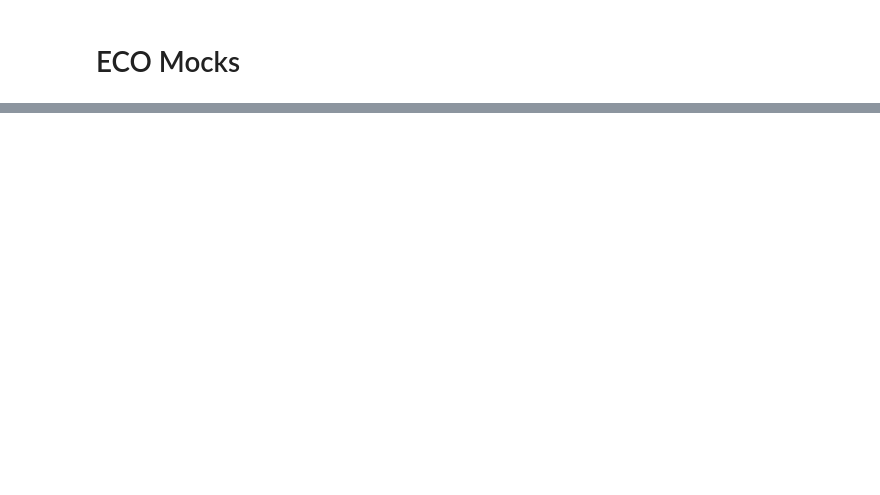
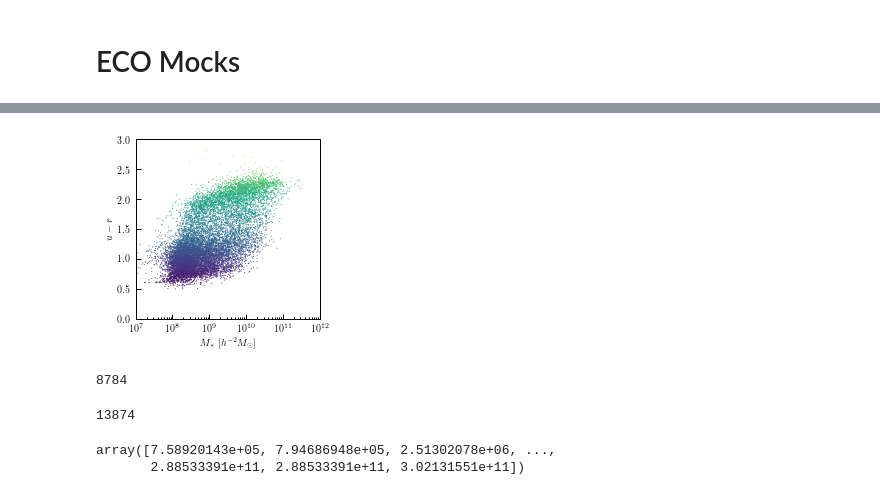
Before and after one commit to duncandc/eco_mocks, a Jupyter notebook: notebooks/eco_mocks.ipynb, the cells around one changed output, grey strips where cells are left out. Drawn from its saved outputs; the diff is of its cells as text; code cells hidden in the pictures; blank space fills up the shorter version.

```diff
--- a/notebooks/eco_mocks.ipynb
+++ b/notebooks/eco_mocks.ipynb
@@ -70,0 +94,13 @@ plt.show()
+# %%
+from eco_mocks.eco_galaxy_properties import eco_table as default_data
+
+plt.figure(figsize=(3.3,3.3))
+plt.scatter(default_data['stellar_mass'], default_data['u_minus_r'], c=default_data['u_minus_r'], s=1, lw=0)
+plt.ylabel(r'$u-r$')
+plt.ylim([0,3])
+plt.xlim([10**7.0,10**12.0])
+plt.xscale('log')
+plt.xlabel(r'$M_{*}~[h^{-2}M_{\odot}]$')
+plt.show()
+# %% [output]
+[figure, added]
@@ -70,0 +111,13 @@ plt.show()
+# %%
+len(np.unique(inds))
+# %% [output]
+8784
+# %%
+len(default_data)
+# %% [output]
+13874
+# %%
+np.sort(np.array(default_data['stellar_mass']))
+# %% [output]
+array([7.58920143e+05, 7.94686948e+05, 2.51302078e+06, ...,
+       2.88533391e+11, 2.88533391e+11, 3.02131551e+11])
```
Also changed, not shown: parts of 6 cells of this notebook, 4 other files.
